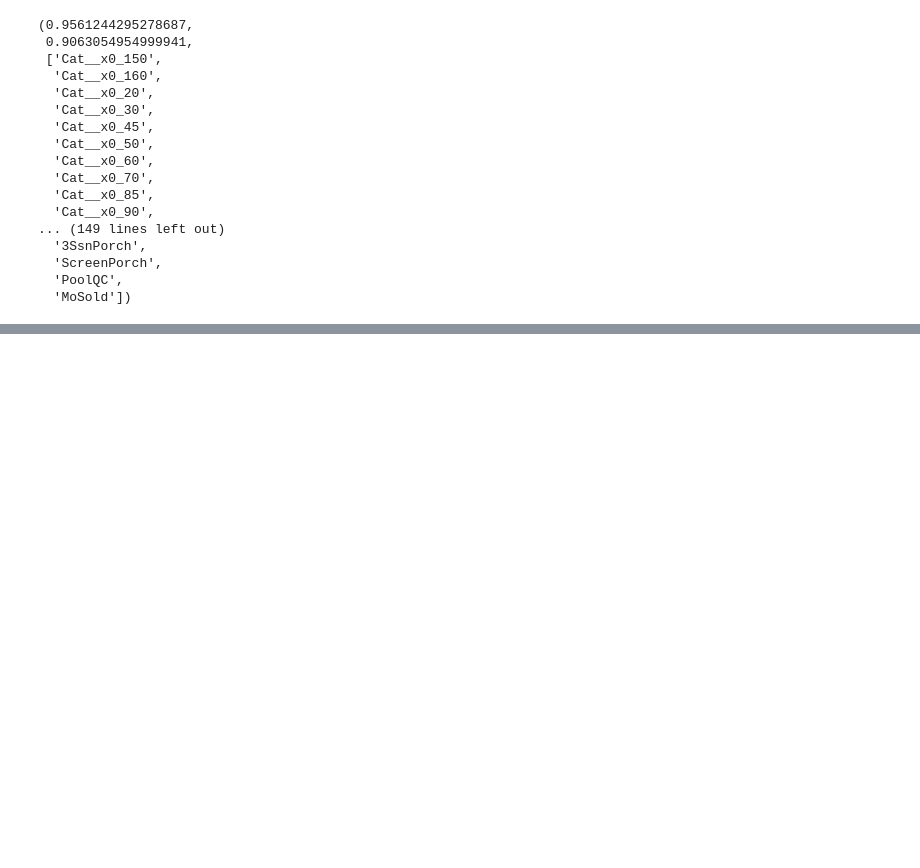
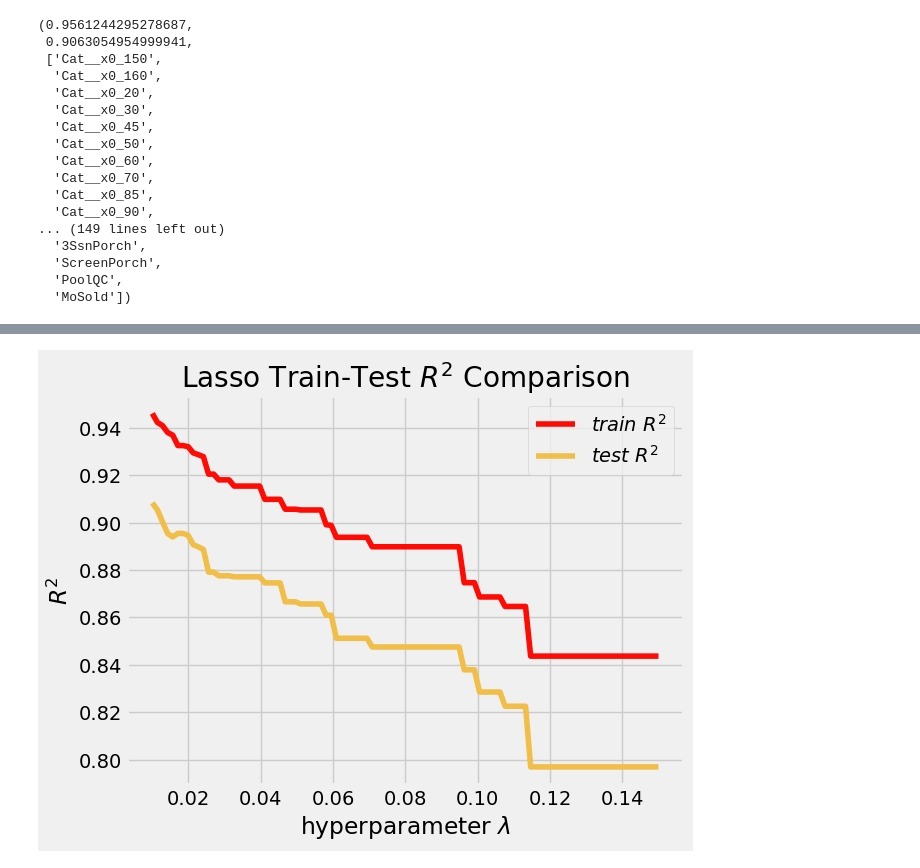
Before and after one commit to nikita-agrawal/Ames-Housing-Analysis, a Jupyter notebook: Hayden/lasso_test.ipynb, the cells around one changed output, grey strips where cells are left out. Cells and saved outputs as stored; diff of their text form; code cells hidden in the pictures; blank space fills up the shorter version.

```diff
--- a/Hayden/lasso_test.ipynb
+++ b/Hayden/lasso_test.ipynb
@@ -293,0 +330,9 @@ plt.ylabel(r'$R^2$')
+# %%
+lasso_graph(0.01, 0.15, 100,
+            train,
+           test,
+           'SalePrice',
+           cat_feats,
+           drop_cols = ['SalePrice', 'TotalBsmtSF'])
+# %% [output]
+[figure, added]
```
Also changed, not shown: parts of 13 cells of this notebook.
